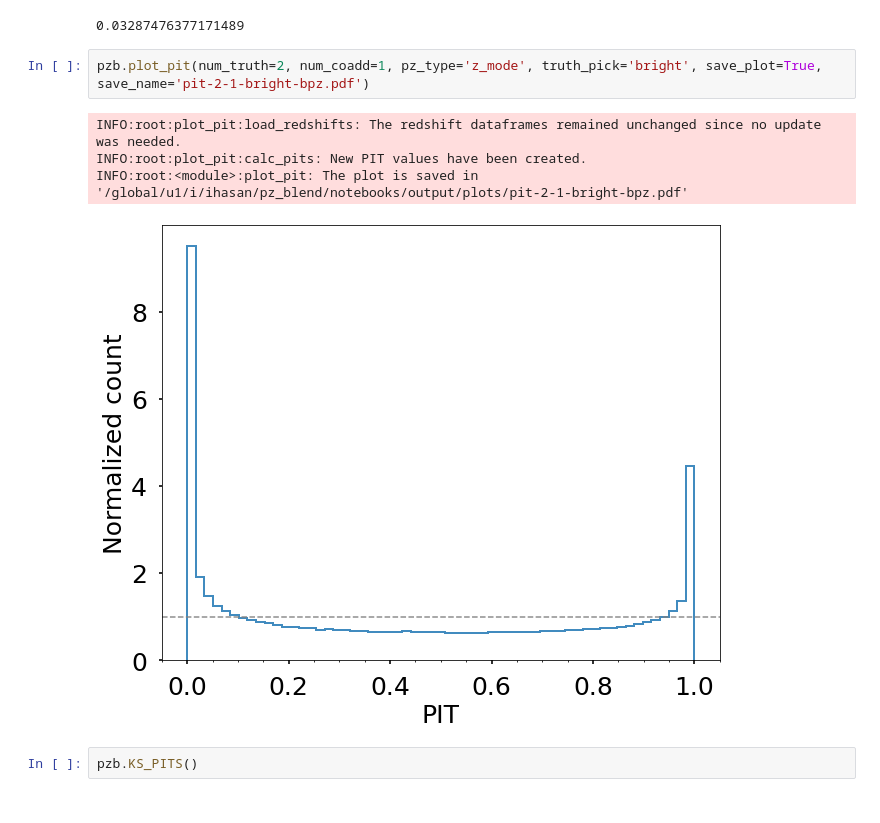
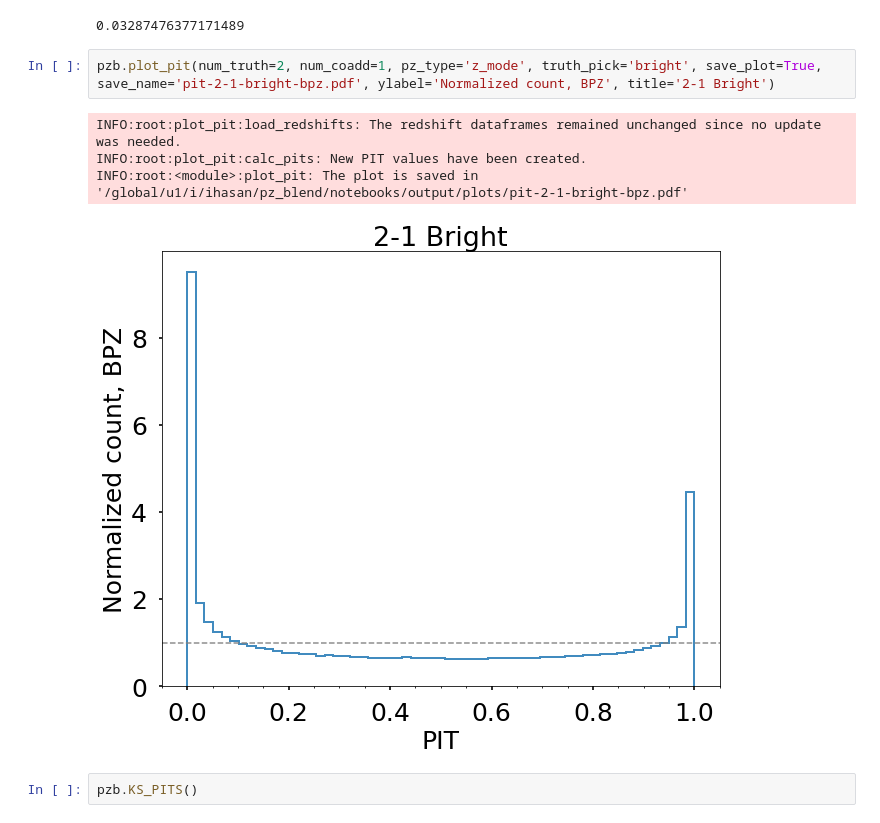
Before and after one commit to LSSTDESC/pz_blend, a Jupyter notebook: notebooks/Figures_BPZ.ipynb, the cells around one changed output. Cells and saved outputs as stored; diff of their text form.

```diff
--- a/notebooks/Figures_BPZ.ipynb
+++ b/notebooks/Figures_BPZ.ipynb
@@ -266,12 +270,12 @@ INFO:root:KS_PDF:load_redshifts: The redshift dataframes remained unchanged sinc
 INFO:root:KS_PDF:stack_photoz: The stacked photoz remained unchanged since no update was needed.
 0.03287476377171489
 # %%
-pzb.plot_pit(num_truth=2, num_coadd=1, pz_type='z_mode', truth_pick='bright', save_plot=True, save_name='pit-2-1-bright-bpz.pdf')
+pzb.plot_pit(num_truth=2, num_coadd=1, pz_type='z_mode', truth_pick='bright', save_plot=True, save_name='pit-2-1-bright-bpz.pdf', ylabel='Normalized count, BPZ', title='2-1 Bright')
 # %% [output]
 INFO:root:plot_pit:load_redshifts: The redshift dataframes remained unchanged since no update was needed.
 INFO:root:plot_pit:calc_pits: New PIT values have been created.
 INFO:root:<module>:plot_pit: The plot is saved in '/global/u1/i/ihasan/pz_blend/notebooks/output/plots/pit-2-1-bright-bpz.pdf'
-[figure, old version]
+[figure, new version]
 # %%
 pzb.KS_PITS()
 # %% [output]
```
Also changed, not shown: parts of 9 cells of this notebook, 2 other files.
